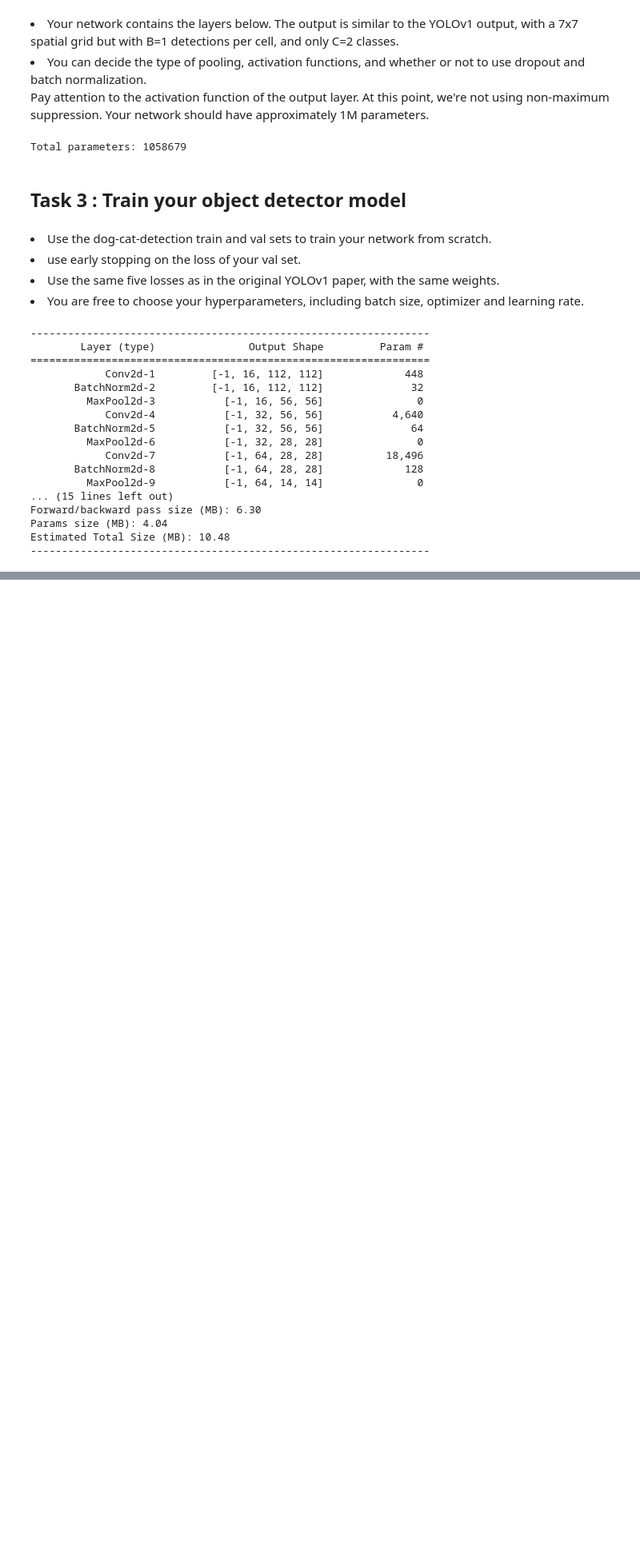
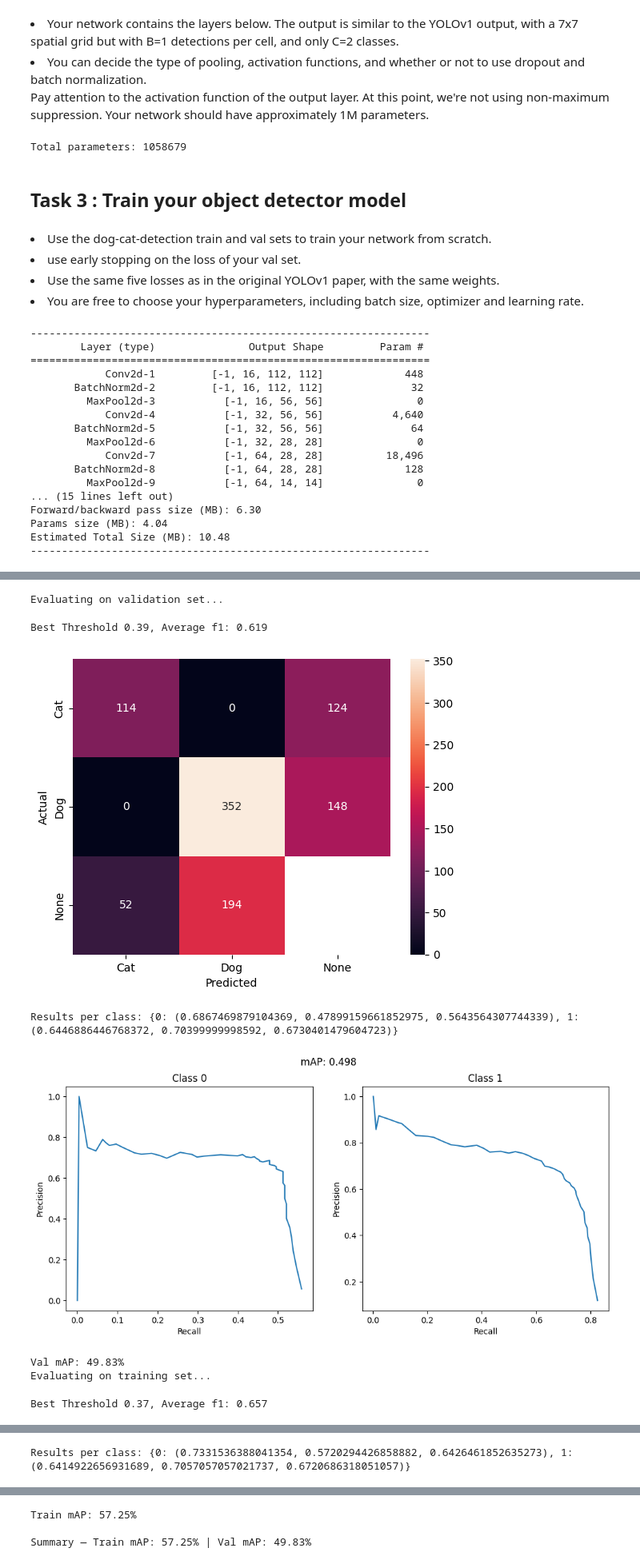
Before and after one commit to Marilia1712/Assignment-4, a Jupyter notebook: assingment4.ipynb, the cells around one changed output, grey strips where cells are left out. Shown at 80% size. Cells and saved outputs as stored; diff of their text form; code cells hidden in the pictures; blank space fills up the shorter version.

```diff
--- a/assingment4.ipynb
+++ b/assingment4.ipynb
@@ -858,0 +872,25 @@ mAP (Post-Processed): 13.54%
+# %%
+train_eval_loader = DataLoader(train_set, batch_size=32, shuffle=False,
+                               pin_memory=True, collate_fn=lambda x: tuple(zip(*x)))
+
+print("Evaluating on validation set...")
+mAP_val = trainer._comp_mAP(plot_curve=True, use_nms=True, verbose=True)
+print(f"Val mAP: {mAP_val * 100:.2f}%")
+
+print("Evaluating on training set...")
+original_val = trainer.val
+trainer.val = train_eval_loader
+mAP_train = trainer._comp_mAP(plot_curve=True, use_nms=True, verbose=True)
+trainer.val = original_val
+print(f"Train mAP: {mAP_train * 100:.2f}%")
+
+print(f"\nSummary — Train mAP: {mAP_train*100:.2f}% | Val mAP: {mAP_val*100:.2f}%")
+# %% [output]
+Evaluating on validation set...
+Best Threshold 0.39, Average f1: 0.619
+[figure, added]
+Results per class: {0: (0.6867469879104369, 0.47899159661852975, 0.5643564307744339), 1: (0.6446886446768372, 0.70399999998592, 0.6730401479604723)}
+[figure, added]
+Val mAP: 49.83%
+Evaluating on training set...
+Best Threshold 0.37, Average f1: 0.657
@@ -858,0 +898 @@ mAP (Post-Processed): 13.54%
+Results per class: {0: (0.7331536388041354, 0.5720294426858882, 0.6426461852635273), 1: (0.6414922656931689, 0.7057057057021737, 0.6720686318051057)}
@@ -858,0 +900,3 @@ mAP (Post-Processed): 13.54%
+Train mAP: 57.25%
+
+Summary — Train mAP: 57.25% | Val mAP: 49.83%
```
Also changed, not shown: parts of 10 cells of this notebook.
